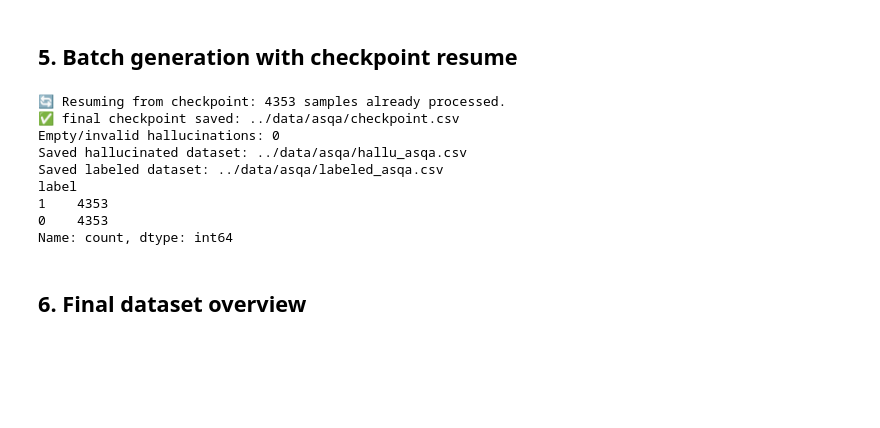
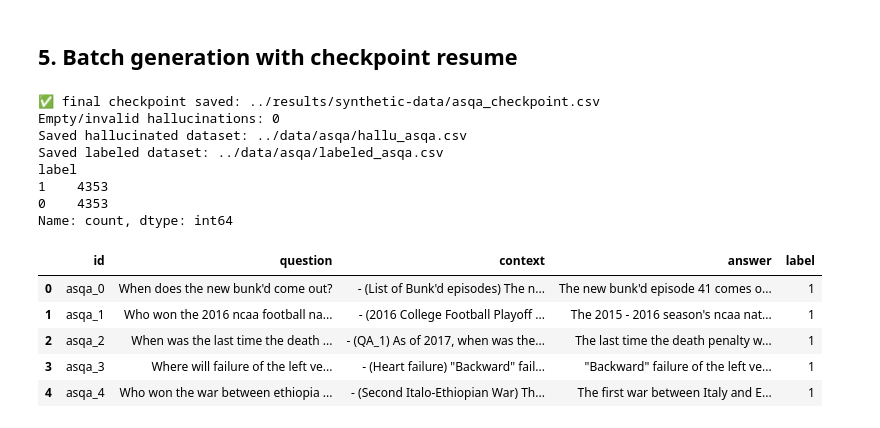
Before and after one commit to Htaaxx/ragas-evaluation, a Jupyter notebook: notebooks/synthetic-asqa.ipynb, the cells around one changed output. Drawn from its saved outputs; the diff is of its cells as text; code cells hidden in the pictures; blank space fills up the shorter version.

Commit message:
merge synthetic

```diff
--- a/notebooks/synthetic-asqa.ipynb
+++ b/notebooks/synthetic-asqa.ipynb
@@ -35,6 +57,7 @@ OPENAI_API_KEY = os.getenv("OPENAI_API_KEY")
 # client = genai.Client(api_key=GOOGLE_API_KEY)
 client = OpenAI(api_key=OPENAI_API_KEY)
 SLEEP_TIME = 1
+MODEL_NAME = "gpt-4o-mini"
 # %%
 for m in client.models.list():
     print(m.id)
@@ -136,3 +152,6 @@ display(asqa.head(3))
 | 0 | asqa_0 | When does the new bunk'd come out? | The new bunk'd episode 41 comes o... | - (List of Bunk'd episodes) The n... | {'title': ["List of Bunk'd episod... |
 | 1 | asqa_1 | Who won the 2016 ncaa football na... | The 2015 - 2016 season's ncaa nat... | - (2016 College Football Playoff ... | {'title': ['2016 College Football... |
 | 2 | asqa_2 | When was the last time the death ... | The last time the death penalty w... | - (QA_1) As of 2017, when was the... | {'title': ['Gary M. Heidnik']} |
+# %%
+# rename columns "answer" -> "gold_answer"
+asqa = asqa.rename(columns={"answer": "gold_answer"})
@@ -325,10 +531,10 @@ def synthetic_batch(df, client, model="gpt-4o-mini",
 def build_hallu_dataset(
     base_df: pd.DataFrame,
     client: OpenAI,
-    model: str = "gpt-4o-mini",
-    checkpoint_path: str = CHECKPOINT_PATH,
-    hallu_path: str = HALLU_PATH,
-    labeled_path: str = LABELED_PATH,
+    model: str = MODEL_NAME,
+    checkpoint_path: str = None,
+    hallu_path: str = None,
+    labeled_path: str = None,
 ) -> tuple[pd.DataFrame, pd.DataFrame]:
     base_df = base_df.copy()
     base_df["id"] = base_df["id"].astype(str)
@@ -376,14 +582,16 @@ def build_hallu_dataset(
     ].copy()
 
     # 4. Export hallu dataset with same schema as gold dataset + answer field
-    hallu_export = hallu_df[["id", "question", "context", "answer", "hallu_answer"]].copy()
-    hallu_export.to_csv(hallu_path, index=False, encoding="utf-8-sig")
-    print(f"Saved hallucinated dataset: {hallu_path}")
+    hallu_export = hallu_df[["id", "question", "context", "gold_answer", "hallu_answer"]].copy()
+    if hallu_path:
+        hallu_export.to_csv(hallu_path, index=False, encoding="utf-8-sig")
+        print(f"Saved hallucinated dataset: {hallu_path}")
 
     # 5. Build labeled dataset
     # label = 1: supported/gold answer
     # label = 0: hallucinated/unsupported answer
-    positive = base_df[["id", "question", "context", "answer"]].copy()
+    positive = base_df[["id", "question", "context", "gold_answer"]].copy()
+    positive = positive.rename(columns={"gold_answer": "answer"})
     positive["label"] = 1
 
     negative = hallu_export[["id", "question", "context", "hallu_answer"]].copy()
@@ -392,29 +600,35 @@ def build_hallu_dataset(
     negative["label"] = 0
 
     labeled = pd.concat([positive, negative], ignore_index=True)
-    labeled.to_csv(labeled_path, index=False, encoding="utf-8-sig")
-    print(f"Saved labeled dataset: {labeled_path}")
+    if labeled_path:
+        labeled.to_csv(labeled_path, index=False, encoding="utf-8-sig")
+        print(f"Saved labeled dataset: {labeled_path}")
     print(labeled["label"].value_counts())
 
     return labeled, hallu_export
 # %%
 asqa_final, asqa_hallu = build_hallu_dataset(
     base_df=asqa,
     client=client,
-    model="gpt-4o-mini",
-    checkpoint_path=CHECKPOINT_PATH,
-    hallu_path=HALLU_PATH,
-    labeled_path=LABELED_PATH
+    model=MODEL_NAME,
+    checkpoint_path=ASQA_CHECKPOINT_PATH,
+    hallu_path=ASQA_HALLU_PATH,
+    labeled_path=ASQA_LABELED_PATH
 )
+
+asqa_final.head()
 # %% [output]
-🔄 Resuming from checkpoint: 4353 samples already processed.
-✅ final checkpoint saved: ../data/asqa/checkpoint.csv
+✅ final checkpoint saved: ../results/synthetic-data/asqa_checkpoint.csv
 Empty/invalid hallucinations: 0
 Saved hallucinated dataset: ../data/asqa/hallu_asqa.csv
 Saved labeled dataset: ../data/asqa/labeled_asqa.csv
 label
 1    4353
 0    4353
 Name: count, dtype: int64
+|  | id | question | context | answer | label |
+| 0 | asqa_0 | When does the new bunk'd come out? | - (List of Bunk'd episodes) The n... | The new bunk'd episode 41 comes o... | 1 |
+| 1 | asqa_1 | Who won the 2016 ncaa football na... | - (2016 College Football Playoff ... | The 2015 - 2016 season's ncaa nat... | 1 |
+| 2 | asqa_2 | When was the last time the death ... | - (QA_1) As of 2017, when was the... | The last time the death penalty w... | 1 |
+| 3 | asqa_3 | Where will failure of the left ve... | - (Heart failure) "Backward" fail... | "Backward" failure of the left ve... | 1 |
+| 4 | asqa_4 | Who won the war between ethiopia ... | - (Second Italo-Ethiopian War) Th... | The first war between Italy and E... | 1 |
-# %% [markdown]
-## 6. Final dataset overview
```
Also changed, not shown: parts of 32 cells of this notebook.
